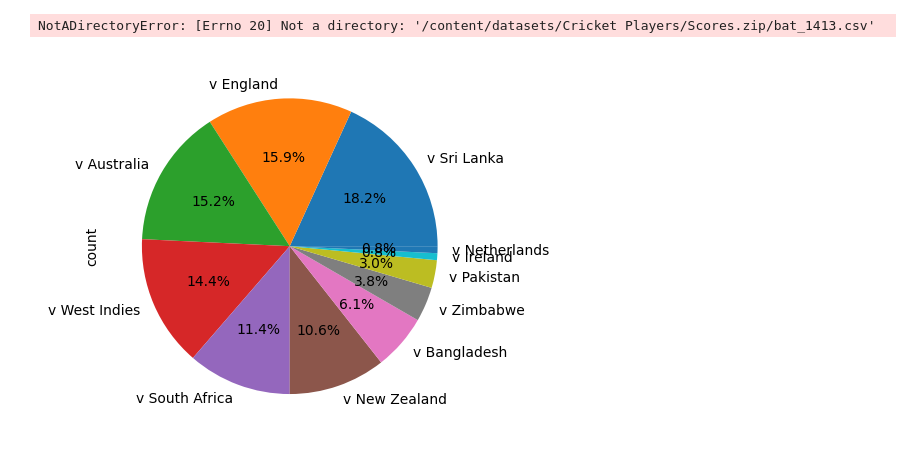
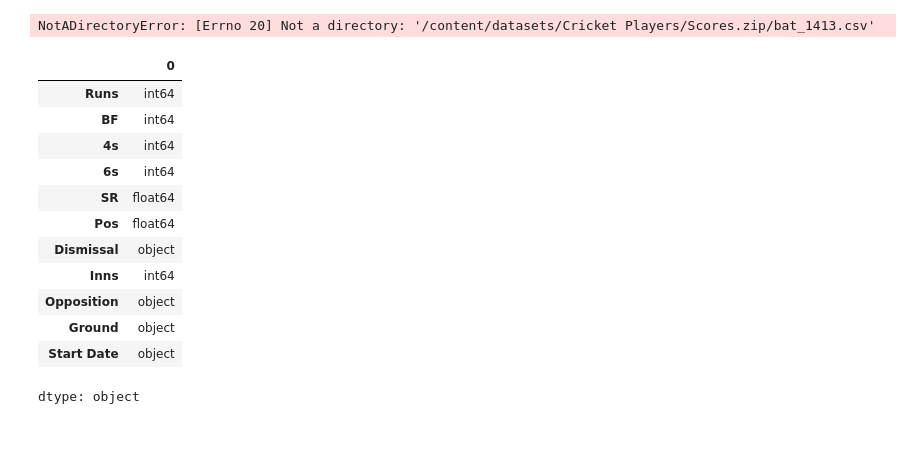
Before and after one commit to ganeshloke/ds_python, a Jupyter notebook: second.ipynb, the cells around one changed output. Drawn from its saved outputs; the diff is of its cells as text; code cells hidden in the pictures.

```diff
--- a/second.ipynb
+++ b/second.ipynb
@@ -102,17 +102,32 @@ NotADirectoryError: [Errno 20] Not a directory: '/content/datasets/Cricket Playe
 # %%
 import pandas as pd
 import matplotlib.pyplot as plt
 import numpy as np
 import seaborn as sns
 %matplotlib inline
 
-df=pd.read_csv('/content/datasets/virat.csv')
-#df
-#df['Opposition'].value_counts().plot().pie()
+#git clone https://github.com/AshishJangra27/datasets
+
+df=pd.read_csv('/content/datasets/Virat_Kohli.csv')
+df.dtypes
+df[]
+#df['brand_name'].value_counts().plot().pie()
 #plt.show()
 
 
-df['Opposition'].value_counts().plot.pie(autopct='%1.1f%%')
-plt.show()
+#df['Opposition'].value_counts().plot.pie(autopct='%1.1f%%')
+#plt.show()
 # %% [output]
-[figure, removed]
+|  | 0 |
+| Runs | int64 |
+| BF | int64 |
+| 4s | int64 |
+| 6s | int64 |
+| SR | float64 |
+| Pos | float64 |
+| Dismissal | object |
+| Inns | int64 |
+| Opposition | object |
+| Ground | object |
+| Start Date | object |
+dtype: object
```
Also changed, not shown: parts of 1 cell of this notebook.
